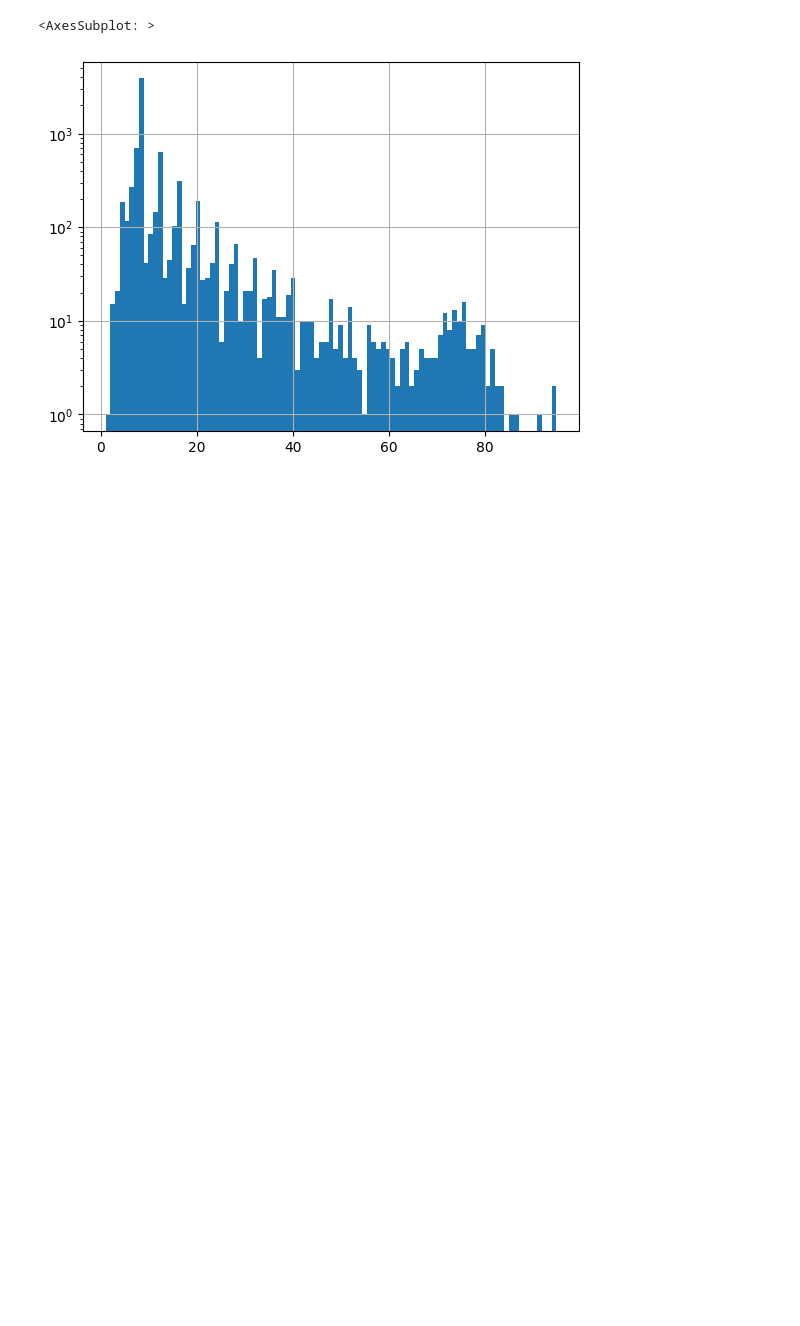
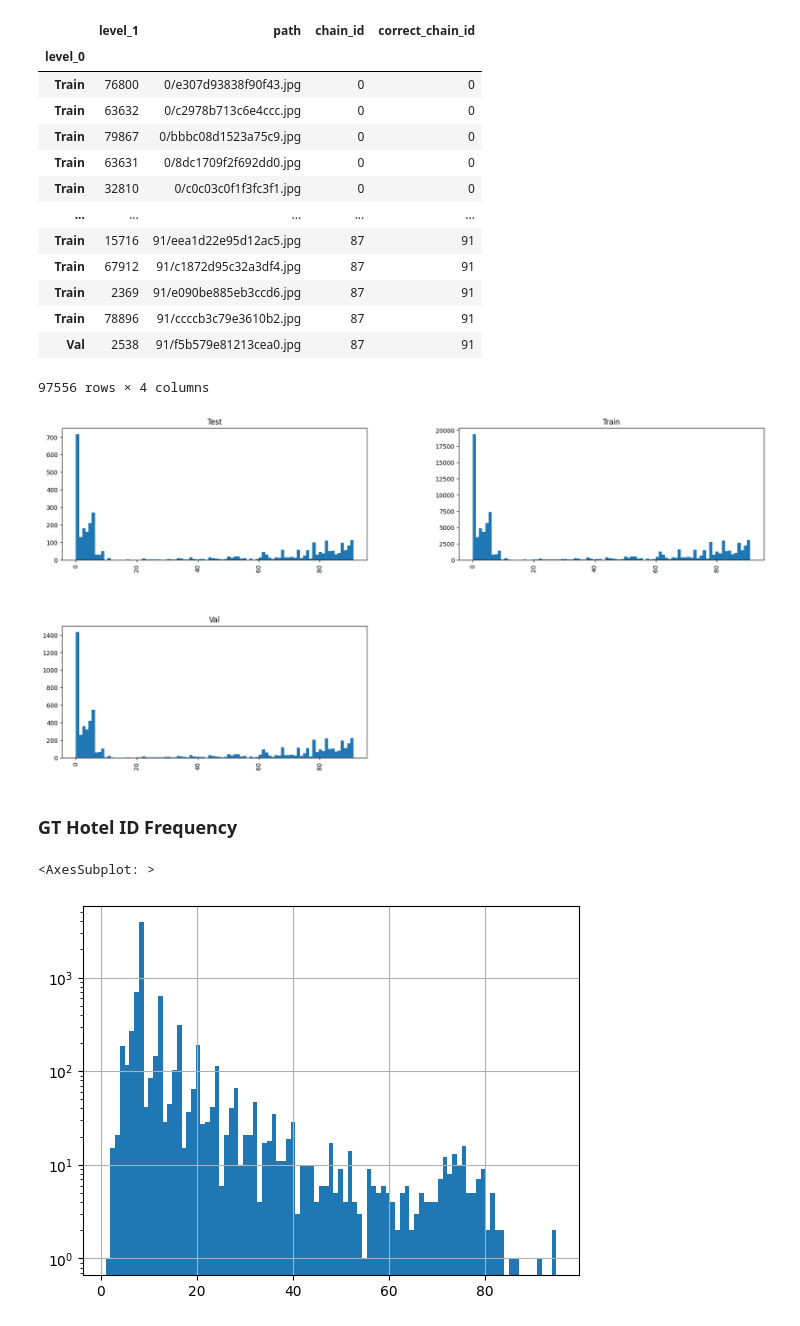
Before and after one commit to claudius-kienle/hotel-id-nns, a Jupyter notebook: hotel_id_nns/scripts/inspect_dataset.ipynb, the cells around one changed output. Saved outputs shown, nothing was run; the diff lists cells and outputs as text; code cells hidden in the pictures; blank space fills up the shorter version.

```diff
--- a/hotel_id_nns/scripts/inspect_dataset.ipynb
+++ b/hotel_id_nns/scripts/inspect_dataset.ipynb
@@ -50,3 +51,27 @@ df.T
+# %%
+split_data['correct_chain_id'] = split_data.path.map(lambda s: s.split('/')[0]).astype(int)
+split_data_i = split_data.set_index('level_0')
+# split_data_i = split_data_i.sort_values('correct_chain_id')
+split_data_i.hist('correct_chain_id', bins=88, by='level_0', figsize=(20, 10))
+split_data_i
+# %% [output]
+|  | level_1 | path | chain_id | correct_chain_id |
+| level_0 |  |  |  |  |
+| Train | 76800 | 0/e307d93838f90f43.jpg | 0 | 0 |
+| Train | 63632 | 0/c2978b713c6e4ccc.jpg | 0 | 0 |
+| Train | 79867 | 0/bbbc08d1523a75c9.jpg | 0 | 0 |
+| Train | 63631 | 0/8dc1709f2f692dd0.jpg | 0 | 0 |
+| Train | 32810 | 0/c0c03c0f1f3fc3f1.jpg | 0 | 0 |
+| ... | ... | ... | ... | ... |
+| Train | 15716 | 91/eea1d22e95d12ac5.jpg | 87 | 91 |
+| Train | 67912 | 91/c1872d95c32a3df4.jpg | 87 | 91 |
+| Train | 2369 | 91/e090be885eb3ccd6.jpg | 87 | 91 |
+| Train | 78896 | 91/ccccb3c79e3610b2.jpg | 87 | 91 |
+| Val | 2538 | 91/f5b579e81213cea0.jpg | 87 | 91 |
+97556 rows × 4 columns
+[figure, added]
+# %% [markdown]
+### GT Hotel ID Frequency
 # %%
 freq = pd.read_csv("../../data/dataset/train.csv").value_counts('hotel_id')
 freq.hist(bins=freq.max(), log=True)
```
Also changed, not shown: parts of 3 cells of this notebook, 7 other files.
